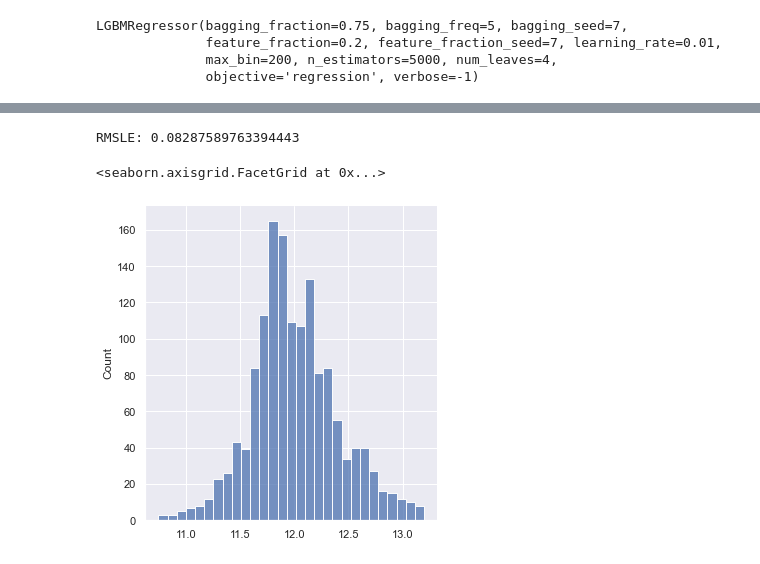
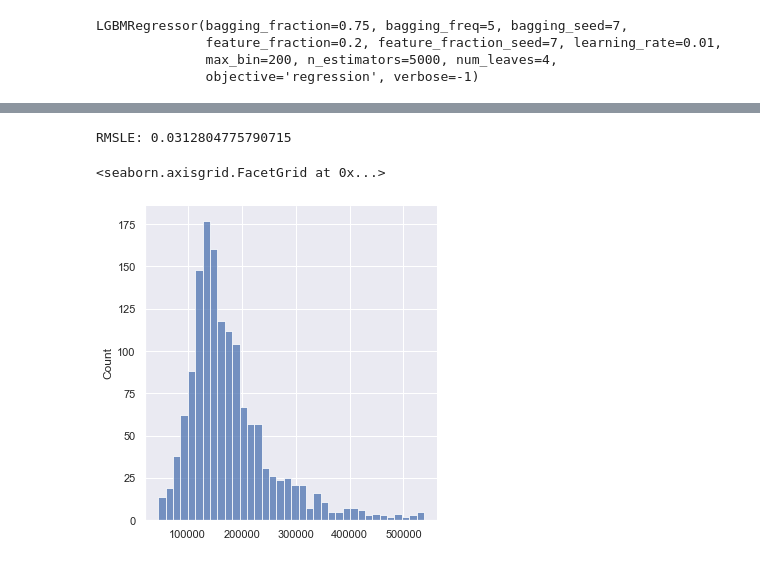
Before and after one commit to Altair200333/ML_tasks, a Jupyter notebook: task4/cat_boost_categorical.ipynb, the cells around one changed output, grey strips where cells are left out. Cells and saved outputs as stored; diff of their text form; code cells hidden in the pictures.

```diff
--- a/task4/cat_boost_categorical.ipynb
+++ b/task4/cat_boost_categorical.ipynb
@@ -56,6 +56,7 @@ X.head()
 X_train, X_test, y_train, y_test = train_test_split(X, y, test_size=0.2, random_state=98987)
 # %%
 #Deleting outliers
-ids = X_train[(y_train>np.log1p(4000)) & (y_train<np.log1p(300000))].index
+ids = X_train[(X_train['GrLivArea']>4000) & (y_train<np.log1p(300000))].index
+print(ids)
 X_train = X_train.drop(ids)
 y_train = y_train.drop(ids)
@@ -281,10 +284,10 @@ lbg_model.fit(X, y, **fit_params)
 predictions = lbg_model.predict(X)
 print("RMSLE: " + str(rmsle(predictions, y)))
 # %% [output]
-RMSLE: 0.08287589763394443
+RMSLE: 0.0312804775790715
 # %%
 submission = lbg_model.predict(validation)
-sns.displot(submission)
+sns.displot( np.expm1(submission))
 # %% [output]
 <seaborn.axisgrid.FacetGrid at 0x...>
-[figure, old version]
+[figure, new version]
```
Also changed, not shown: parts of 8 cells of this notebook, 1 other file.
